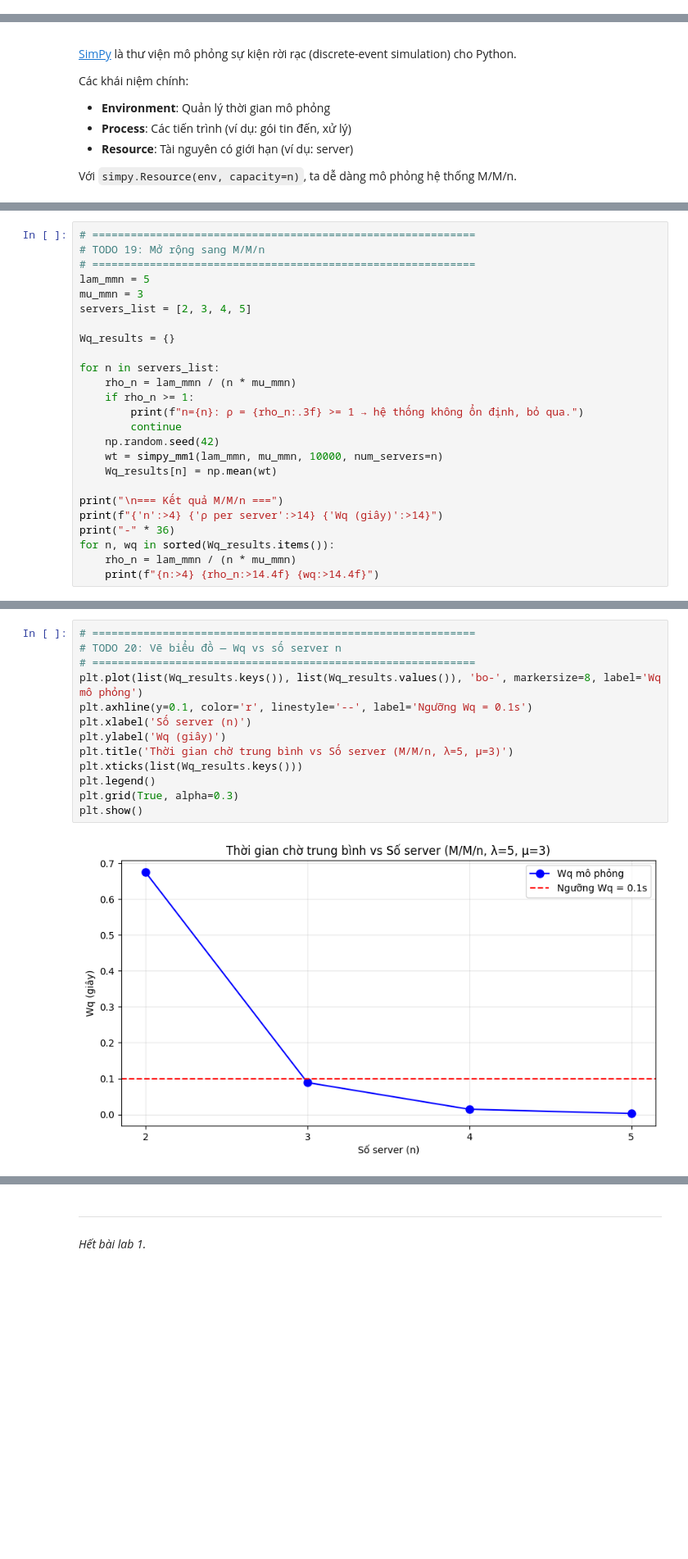
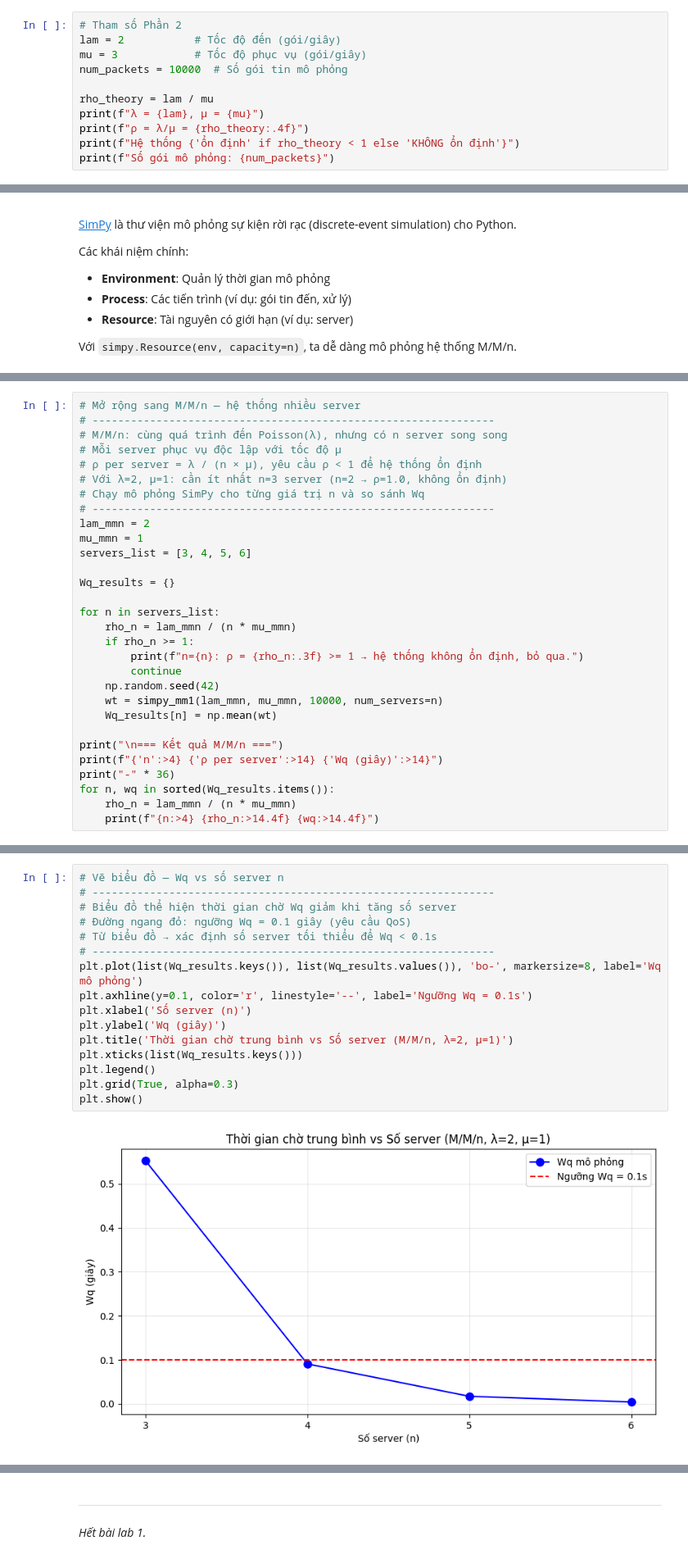
Before and after one commit to chuongdlb/NT531.TH, a Jupyter notebook: lab1/lab1_notebook.ipynb, the cells around one changed output, grey strips where cells are left out. Shown at 82% size. Drawn from its saved outputs; the diff is of its cells as text; blank space fills up the shorter version.

```diff
--- a/lab1/lab1_notebook.ipynb
+++ b/lab1/lab1_notebook.ipynb
@@ -374,0 +228,11 @@ plt.show()
+# %%
+# Tham số Phần 2
+lam = 2           # Tốc độ đến (gói/giây)
+mu = 3            # Tốc độ phục vụ (gói/giây)
+num_packets = 10000  # Số gói tin mô phỏng
+
+rho_theory = lam / mu
+print(f"λ = {lam}, μ = {mu}")
+print(f"ρ = λ/μ = {rho_theory:.4f}")
+print(f"Hệ thống {'ổn định' if rho_theory < 1 else 'KHÔNG ổn định'}")
+print(f"Số gói mô phỏng: {num_packets}")
@@ -461,10 +532,15 @@ Lq               1.1457         1.1377         1.0417
 # %%
-# ============================================================
-# TODO 19: Mở rộng sang M/M/n
-# ============================================================
-lam_mmn = 5
-mu_mmn = 3
-servers_list = [2, 3, 4, 5]
+# Mở rộng sang M/M/n — hệ thống nhiều server
+# ---------------------------------------------------------------
+# M/M/n: cùng quá trình đến Poisson(λ), nhưng có n server song song
+# Mỗi server phục vụ độc lập với tốc độ μ
+# ρ per server = λ / (n × μ), yêu cầu ρ < 1 để hệ thống ổn định
+# Với λ=2, μ=1: cần ít nhất n=3 server (n=2 → ρ=1.0, không ổn định)
+# Chạy mô phỏng SimPy cho từng giá trị n và so sánh Wq
+# ---------------------------------------------------------------
+lam_mmn = 2
+mu_mmn = 1
+servers_list = [3, 4, 5, 6]
 
 Wq_results = {}
 
@@ -494,18 +570,21 @@ for n, wq in sorted(Wq_results.items()):
 # %%
-# ============================================================
-# TODO 20: Vẽ biểu đồ — Wq vs số server n
-# ============================================================
+# Vẽ biểu đồ — Wq vs số server n
+# ---------------------------------------------------------------
+# Biểu đồ thể hiện thời gian chờ Wq giảm khi tăng số server
+# Đường ngang đỏ: ngưỡng Wq = 0.1 giây (yêu cầu QoS)
+# Từ biểu đồ → xác định số server tối thiểu để Wq < 0.1s
+# ---------------------------------------------------------------
 plt.plot(list(Wq_results.keys()), list(Wq_results.values()), 'bo-', markersize=8, label='Wq mô phỏng')
 plt.axhline(y=0.1, color='r', linestyle='--', label='Ngưỡng Wq = 0.1s')
 plt.xlabel('Số server (n)')
 plt.ylabel('Wq (giây)')
-plt.title('Thời gian chờ trung bình vs Số server (M/M/n, λ=5, μ=3)')
+plt.title('Thời gian chờ trung bình vs Số server (M/M/n, λ=2, μ=1)')
 plt.xticks(list(Wq_results.keys()))
 plt.legend()
 plt.grid(True, alpha=0.3)
 plt.show()
 # %% [output]
-[figure, old version]
+[figure, new version]
 # %% [markdown]
 ---
 ## Câu hỏi thảo luận
```
Also changed, not shown: parts of 45 cells of this notebook, 10 other files.
